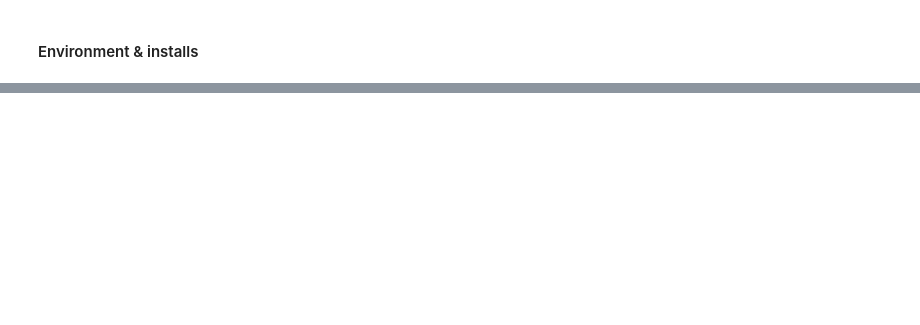
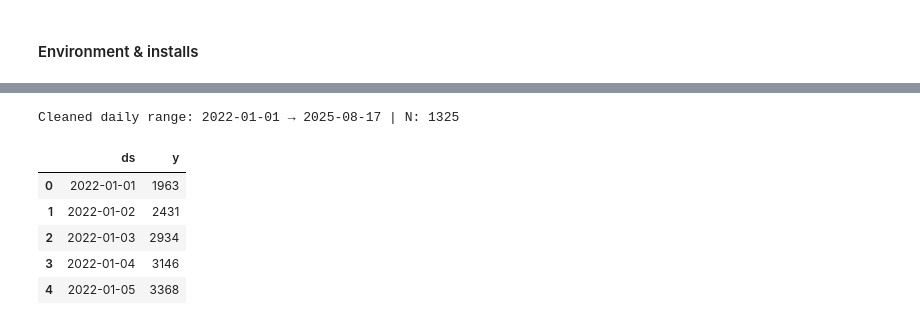
Before and after one commit to phoebenyi/cpf-meta-prophet, a Jupyter notebook: prophet_open_balances_forecast.ipynb, the cells around one changed output, grey strips where cells are left out. Cells and saved outputs as stored; diff of their text form; code cells hidden in the pictures; blank space fills up the shorter version.

```diff
--- a/prophet_open_balances_forecast.ipynb
+++ b/prophet_open_balances_forecast.ipynb
@@ -447,0 +75,42 @@ print("Saved: open_balances_forecast_full.csv and open_balances_forecast_next_{}
+# %%
+def read_clean_series(txt_path: Path) -> pd.DataFrame:
+    """
+    Read the cleaned two-column file (Date, Open Balances). Returns a tidy DAILY df with:
+      - ds: pandas.Timestamp
+      - y : float (Open Balances)
+    Also trims any long constant plateau at the tail, and daily-grids + interpolates gaps.
+    """
+    df_raw = pd.read_csv(txt_path, sep=None, engine="python", dtype=str)
+    df_raw.columns = [c.strip() for c in df_raw.columns]
+    date_col, y_col = "Date", "Open Balances"
+
+    df = pd.DataFrame({
+        "ds": pd.to_datetime(df_raw[date_col], dayfirst=True, errors="coerce"),
+        "y":  pd.to_numeric(df_raw[y_col].str.replace(",", "", regex=False), errors="coerce")
+    }).dropna(subset=["ds", "y"]).sort_values("ds")
+
+    # Trim a constant plateau (e.g., a repeated same value run) at the very end if it exists
+    tail = df["y"].tail(120)
+    if len(tail) >= 30 and tail.nunique() == 1:
+        const_val = tail.iloc[0]
+        last_change_idx = df.index[df["y"] != const_val]
+        if len(last_change_idx) > 0:
+            last_real_idx = last_change_idx.max()
+            last_real_date = df.loc[last_real_idx, "ds"]
+            df = df[df["ds"] <= last_real_date]
+
+    # Fill to DAILY grid & interpolate
+    full = pd.DataFrame({"ds": pd.date_range(df.ds.min(), df.ds.max(), freq="D")})
+    df = full.merge(df, on="ds", how="left")
+    df["y"] = df["y"].interpolate(limit_direction="both")
+
+    print("Cleaned daily range:", df["ds"].min().date(), "→", df["ds"].max().date(), "| N:", len(df))
+    return df
+# %% [output]
+Cleaned daily range: 2022-01-01 → 2025-08-17 | N: 1325
+|  | ds | y |
+| 0 | 2022-01-01 | 1963 |
+| 1 | 2022-01-02 | 2431 |
+| 2 | 2022-01-03 | 2934 |
+| 3 | 2022-01-04 | 3146 |
+| 4 | 2022-01-05 | 3368 |
```
Also changed, not shown: parts of 48 cells of this notebook.
